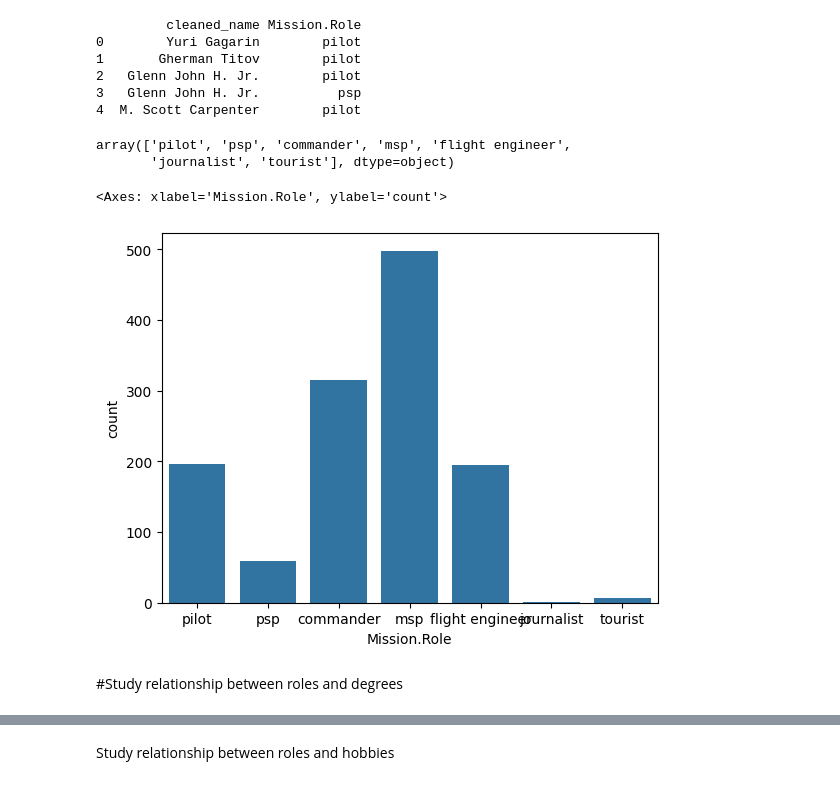
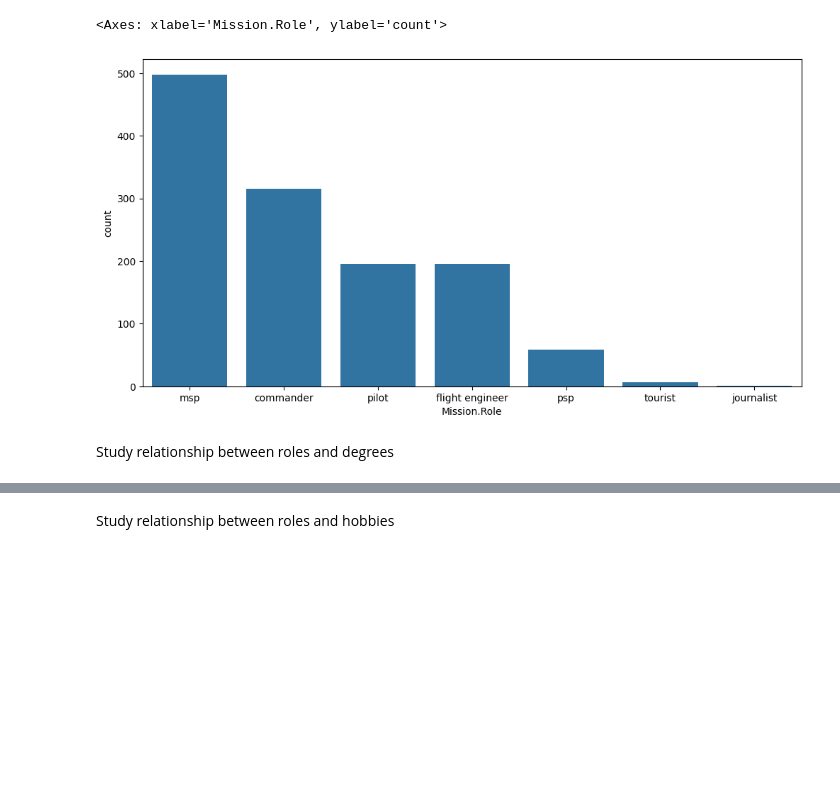
Before and after one commit to CDCThjnk/Model, a Jupyter notebook: EDA/EDA.ipynb, the cells around one changed output, grey strips where cells are left out. Cells and saved outputs as stored; diff of their text form; code cells hidden in the pictures; blank space fills up the shorter version.

Commit message:
Clean EDA

```diff
--- a/EDA/EDA.ipynb
+++ b/EDA/EDA.ipynb
@@ -117,3 +12,7 @@ def find_degree_level(degree_string):
 # %%
-df = pd.read_csv('astronauts.csv').drop(columns=['time_in_space'])
-df_with_role = pd.read_csv('cleaned_astronaut_data_complete.csv')
+df = pd.read_csv('astronauts_with_roles_final.csv')
+df_roles = pd.read_csv('astronauts_with_roles.csv')
+df['degrees'] = df['degrees'].apply(convert_to_list)
+df['occupations'] = df['occupations'].apply(convert_to_list)
+df['education'] = df['education'].apply(convert_to_list)
+df['interests'] = df['interests'].apply(convert_to_list)
@@ -122,27 +19,6 @@ df['name'] = df['name'].apply(remove_dotted_words)
-# %%
-df_roles = df_with_role[['cleaned_name', 'Mission.Role']].copy().dropna()
-df_roles['Mission.Role'] = df_roles['Mission.Role'].str.lower().replace(
-    {'other': 'tourist', 'spaceflight participant': 'tourist', 'participant': 'tourist', 'tourist': 'tourist',
-        'other (space tourist)': 'tourist', 'other (journalist)': 'journalist'
-    }
-)
-print(df_roles.head())
-# %% [output]
-         cleaned_name Mission.Role
-0        Yuri Gagarin        pilot
-1       Gherman Titov        pilot
-2   Glenn John H. Jr.        pilot
-3   Glenn John H. Jr.          psp
-4  M. Scott Carpenter        pilot
-# %%
-df_roles['cleaned_name'] = df_roles['cleaned_name'].apply(remove_dotted_words)
-# %%
-df_roles['Mission.Role'].unique()
-# %% [output]
-array(['pilot', 'psp', 'commander', 'msp', 'flight engineer',
-       'journalist', 'tourist'], dtype=object)
 # %%
-sns.countplot(x = 'Mission.Role', data = df_roles)
+plt.figure(figsize=(12, 6))
+sns.countplot(x = 'Mission.Role', data = df_roles, order = df_roles['Mission.Role'].value_counts().index)
 # %% [output]
 <Axes: xlabel='Mission.Role', ylabel='count'>
-[figure, old version]
+[figure, new version]
@@ -156,4 +25,4 @@ df['interests'] = df['interests'].apply(convert_to_list)
 # %% [markdown]
-#Study relationship between roles and degrees
+Study relationship between roles and degrees
 # %%
 df_degrees = pd.read_csv('astronauts_with_degree_level.csv')[['name', 'degrees']]
```
Also changed, not shown: parts of 22 cells of this notebook, 5 other files.
